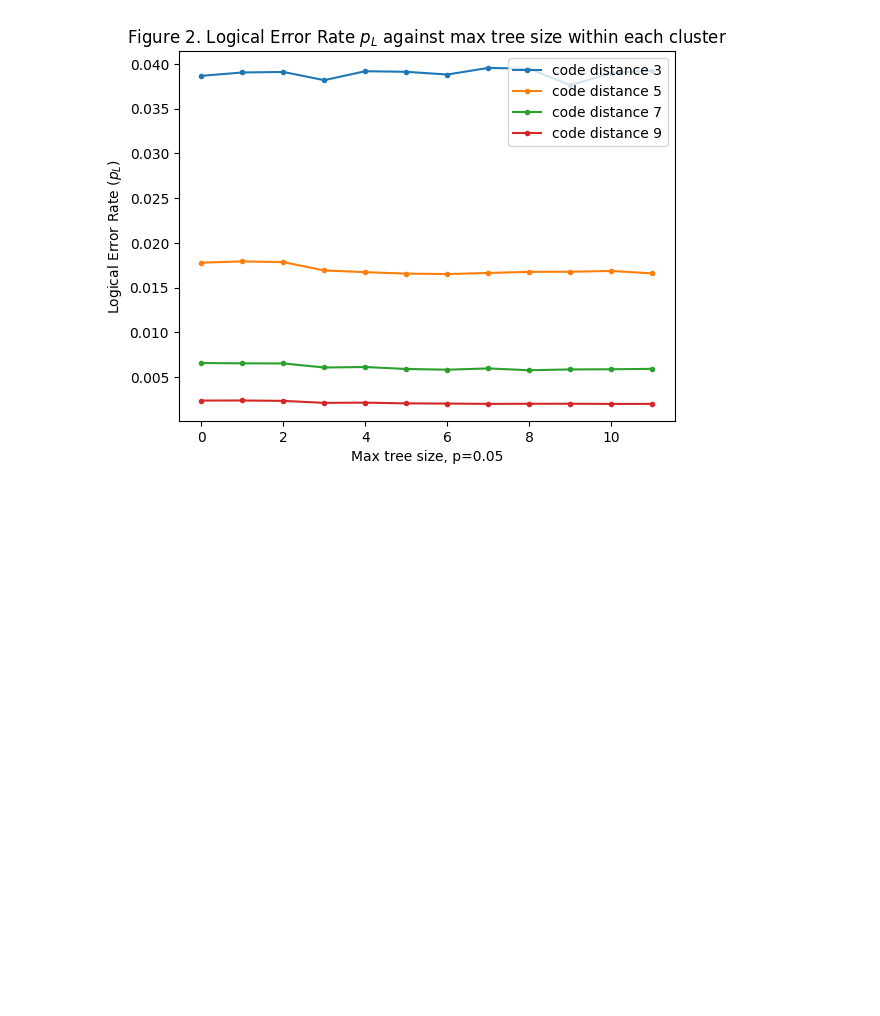
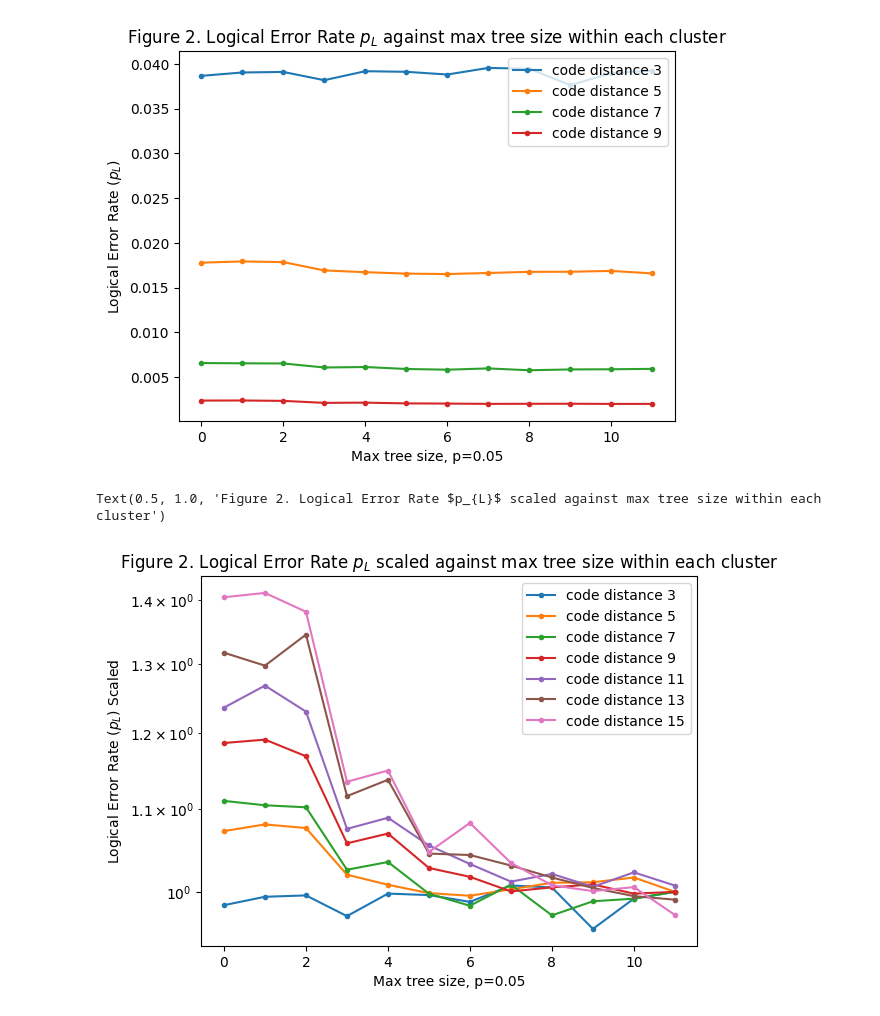
Before and after one commit to yuewuo/QEC-Playground, a Jupyter notebook: tutorial/max-tree-size-plot.ipynb, the cells around one changed output. Drawn from its saved outputs; the diff is of its cells as text; code cells hidden in the pictures; blank space fills up the shorter version.

Commit message:
run on cluster for max-tree-max-weight, plot on jupyter notebook

```diff
--- a/tutorial/max-tree-size-plot.ipynb
+++ b/tutorial/max-tree-size-plot.ipynb
@@ -75,3 +75,30 @@ plt.title("Figure 2. Logical Error Rate $p_{L}$ against max tree size within eac
 # %% [output]
 Text(0.5, 1.0, 'Figure 2. Logical Error Rate $p_{L}$ against max tree size within each cluster')
 [figure]
+# %%
+import matplotlib.pyplot as plt
+import pandas as pd
+
+# fig = plt.figure()
+d_vec = [3, 5, 7, 9, 11, 13, 15] # code distance
+p = 0.05
+max_tree_size_vec = range(0,12)
+for i in range(0,len(d_vec)):
+    d = d_vec[i]
+    filename = f"d_{d}_{p}.txt"
+    df = pd.read_csv(filename, sep='\s+', header=None)
+    # display(df)
+    # display(df.iloc[:,5])
+    plt.yscale("log")
+    # plt.xscale("log")
+    # plt.subplot(7, 1, i+1)
+    plt.plot(max_tree_size_vec, df.iloc[0:12,5]/df.iloc[-1,5], marker=".", label=f"code distance {d}")
+    # plt.axhline(y=df.iloc[-1,5] * 1.2, color='r', linestyle='dashed')
+
+plt.legend()
+plt.xlabel("Max tree size, p=0.05")
+plt.ylabel("Logical Error Rate ($p_{L}$) Scaled")
+plt.title("Figure 2. Logical Error Rate $p_{L}$ scaled against max tree size within each cluster")
+# %% [output]
+Text(0.5, 1.0, 'Figure 2. Logical Error Rate $p_{L}$ scaled against max tree size within each cluster')
+[figure, added]
```
Also changed, not shown: parts of 3 cells of this notebook, 27 other files.
